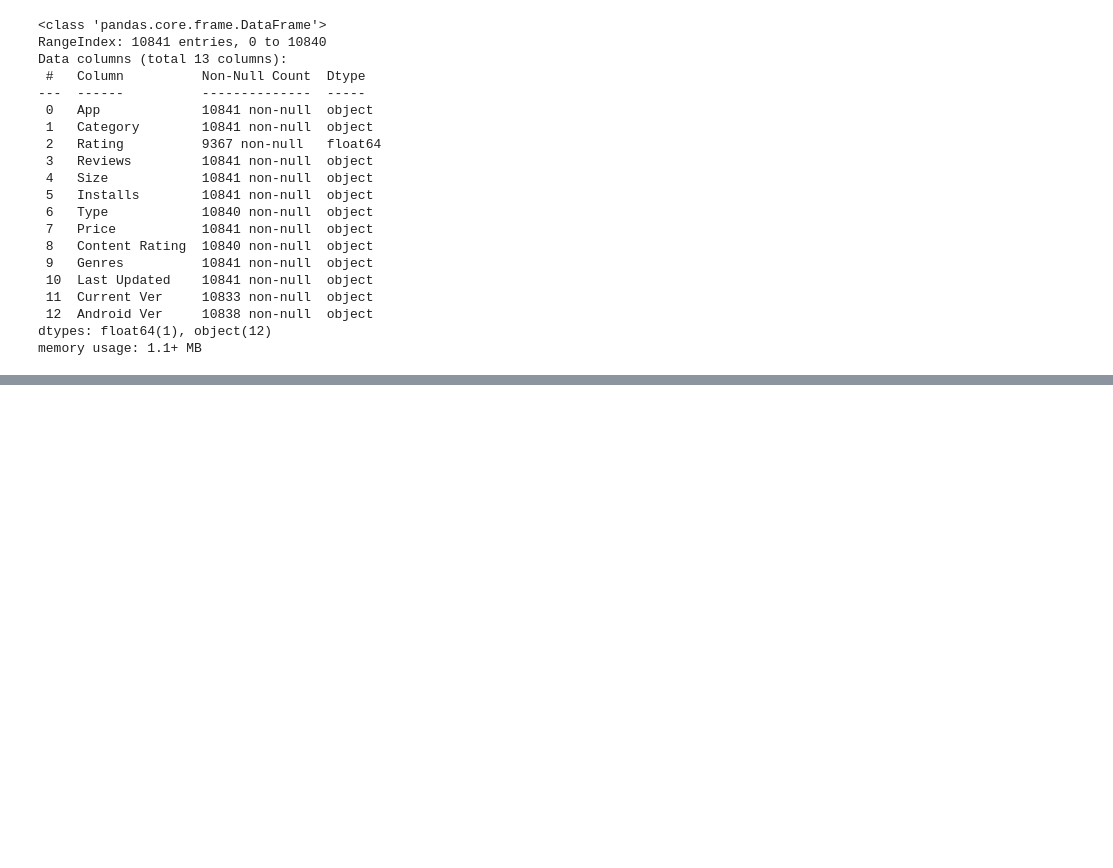
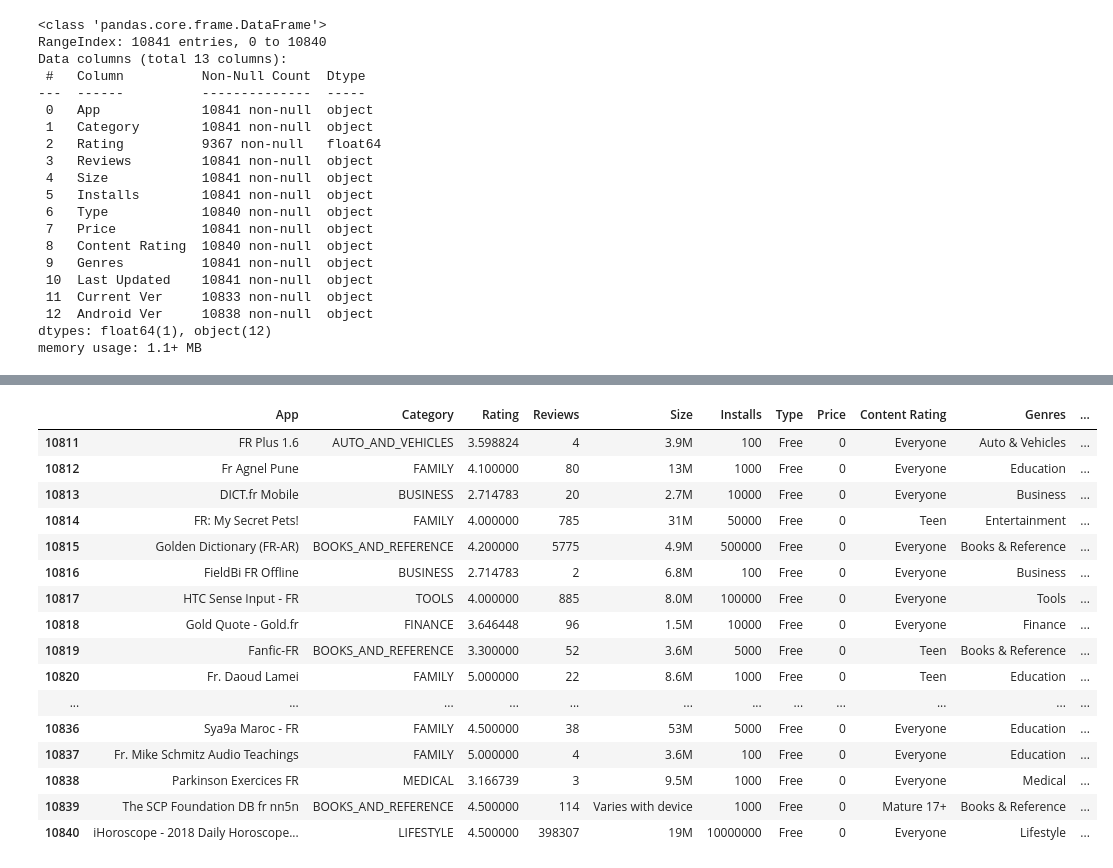
Before and after one commit to malleswarrao/app_analysis_project, a Jupyter notebook: secondcopy_playstoreanalysis.ipynb, the cells around one changed output, grey strips where cells are left out. Saved outputs shown, nothing was run; the diff lists cells and outputs as text; code cells hidden in the pictures; blank space fills up the shorter version.

```diff
--- a/secondcopy_playstoreanalysis.ipynb
+++ b/secondcopy_playstoreanalysis.ipynb
@@ -78,0 +138,20 @@ memory usage: 1.1+ MB
+# %%
+new_cf.tail(30)
+# %% [output]
+|  | App | Category | Rating | Reviews | Size | Installs | Type | Price | Content Rating | Genres | ... |
+| 10811 | FR Plus 1.6 | AUTO_AND_VEHICLES | 3.598824 | 4 | 3.9M | 100 | Free | 0 | Everyone | Auto & Vehicles | ... |
+| 10812 | Fr Agnel Pune | FAMILY | 4.100000 | 80 | 13M | 1000 | Free | 0 | Everyone | Education | ... |
+| 10813 | DICT.fr Mobile | BUSINESS | 2.714783 | 20 | 2.7M | 10000 | Free | 0 | Everyone | Business | ... |
+| 10814 | FR: My Secret Pets! | FAMILY | 4.000000 | 785 | 31M | 50000 | Free | 0 | Teen | Entertainment | ... |
+| 10815 | Golden Dictionary (FR-AR) | BOOKS_AND_REFERENCE | 4.200000 | 5775 | 4.9M | 500000 | Free | 0 | Everyone | Books & Reference | ... |
+| 10816 | FieldBi FR Offline | BUSINESS | 2.714783 | 2 | 6.8M | 100 | Free | 0 | Everyone | Business | ... |
+| 10817 | HTC Sense Input - FR | TOOLS | 4.000000 | 885 | 8.0M | 100000 | Free | 0 | Everyone | Tools | ... |
+| 10818 | Gold Quote - Gold.fr | FINANCE | 3.646448 | 96 | 1.5M | 10000 | Free | 0 | Everyone | Finance | ... |
+| 10819 | Fanfic-FR | BOOKS_AND_REFERENCE | 3.300000 | 52 | 3.6M | 5000 | Free | 0 | Teen | Books & Reference | ... |
+| 10820 | Fr. Daoud Lamei | FAMILY | 5.000000 | 22 | 8.6M | 1000 | Free | 0 | Teen | Education | ... |
+| ... | ... | ... | ... | ... | ... | ... | ... | ... | ... | ... | ... |
+| 10836 | Sya9a Maroc - FR | FAMILY | 4.500000 | 38 | 53M | 5000 | Free | 0 | Everyone | Education | ... |
+| 10837 | Fr. Mike Schmitz Audio Teachings | FAMILY | 5.000000 | 4 | 3.6M | 100 | Free | 0 | Everyone | Education | ... |
+| 10838 | Parkinson Exercices FR | MEDICAL | 3.166739 | 3 | 9.5M | 1000 | Free | 0 | Everyone | Medical | ... |
+| 10839 | The SCP Foundation DB fr nn5n | BOOKS_AND_REFERENCE | 4.500000 | 114 | Varies with device | 1000 | Free | 0 | Mature 17+ | Books & Reference | ... |
+| 10840 | iHoroscope - 2018 Daily Horoscope... | LIFESTYLE | 4.500000 | 398307 | 19M | 10000000 | Free | 0 | Everyone | Lifestyle | ... |
```
Also changed, not shown: parts of 8 cells of this notebook.
